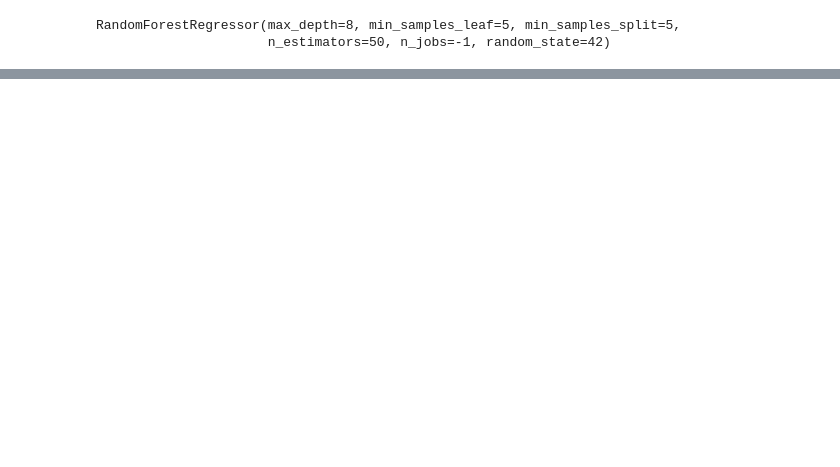
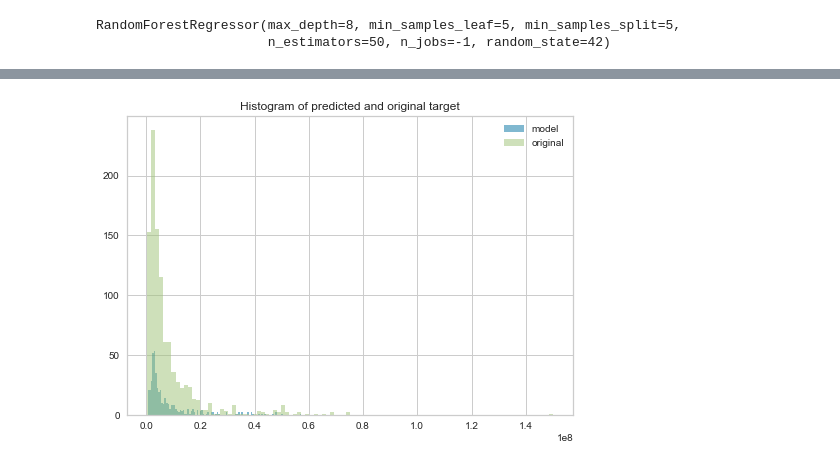
Before and after one commit to dong-hoon-lee/self_study, a Jupyter notebook: dacon/car_price_pred/car_price.ipynb, the cells around one changed output, grey strips where cells are left out. Saved outputs shown, nothing was run; the diff lists cells and outputs as text; code cells hidden in the pictures; blank space fills up the shorter version.

```diff
--- a/dacon/car_price_pred/car_price.ipynb
+++ b/dacon/car_price_pred/car_price.ipynb
@@ -461,0 +985,2 @@ submission.to_csv('submit_1.csv', index=False)
+# %%
+best = compare_models(sort='mae', n_select=5)
@@ -461,0 +1058,4 @@ submission.to_csv('submit_1.csv', index=False)
+# %%
+blend = blend_models(estimator_list=best,
+                     fold=10,
+                     optimize='mae')
@@ -461,0 +1077,5 @@ submission.to_csv('submit_1.csv', index=False)
+# %%
+final_model = finalize_model(blend)
+# %%
+y_test = predict_model(final_model, data=test)
+y_test = np.exp(y_test['Label'])
@@ -461,0 +1112,11 @@ submission.to_csv('submit_1.csv', index=False)
+# %%
+# histogram of scaled target
+label_fix = np.exp(train.target) #*M_label
+plt.hist(y_test, bins=100, label='model', alpha=0.5)
+plt.hist(label_fix, bins=100, label='original', alpha=0.5)
+
+plt.title('Histogram of predicted and original target')
+plt.legend()
+plt.show()
+# %% [output]
+[figure, added]
```
Also changed, not shown: parts of 62 cells of this notebook, 1 other file.
